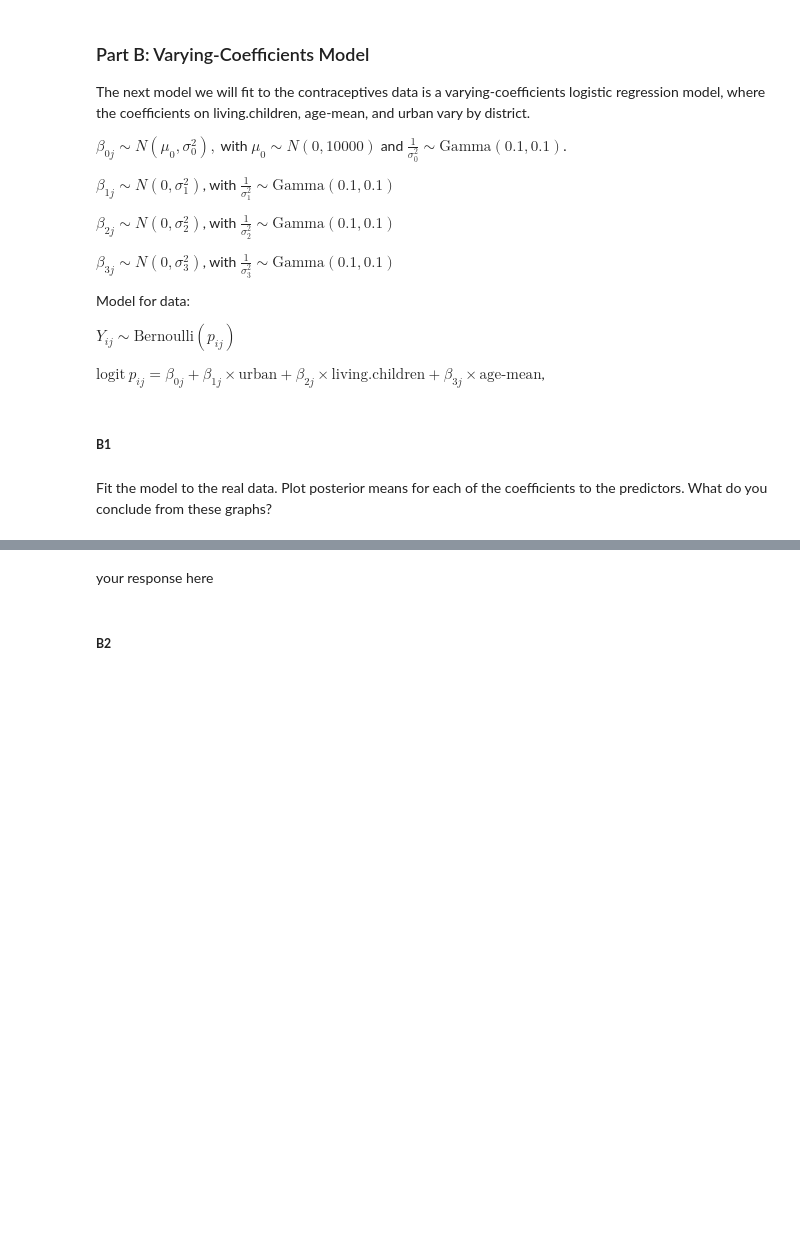
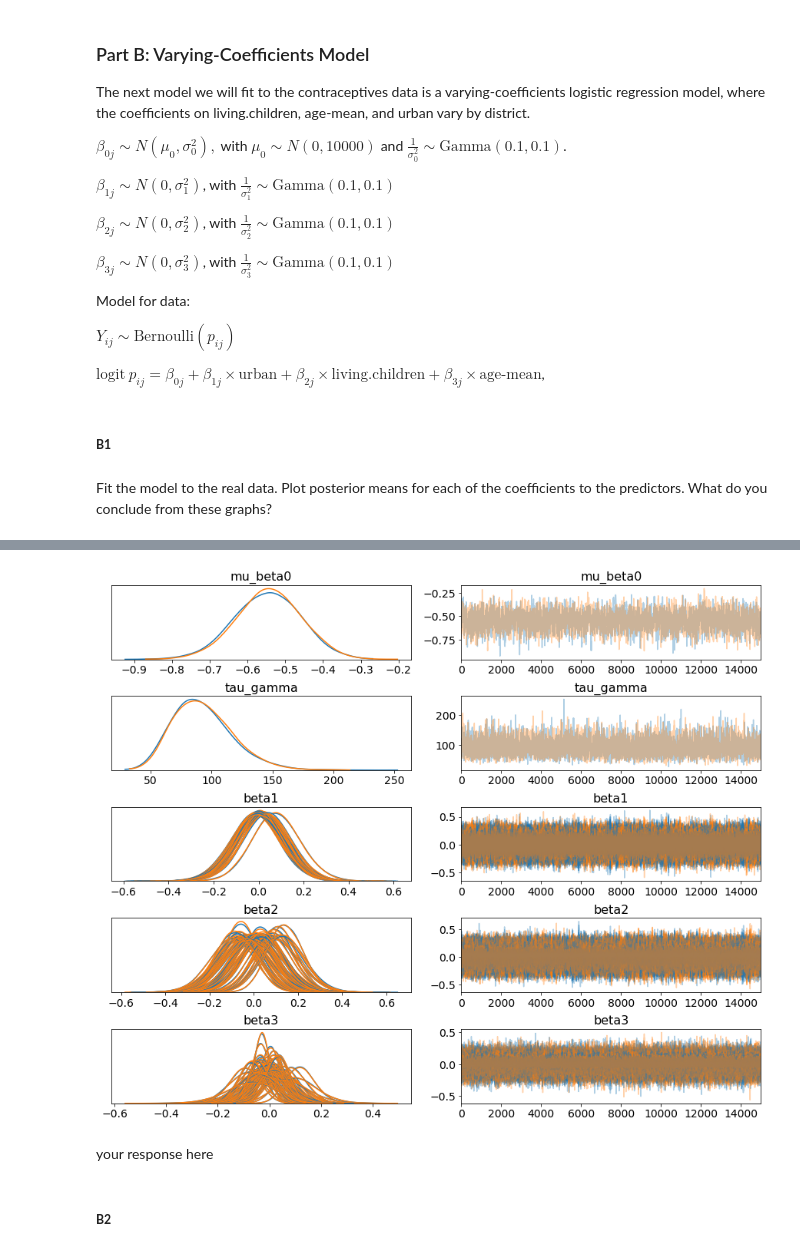
Before and after one commit to gurdeep101/2020-CS109B, a Jupyter notebook: content/homeworks/hw03/notebook/cs109b_hw3.ipynb, the cells around one changed output, grey strips where cells are left out. Saved outputs shown, nothing was run; the diff lists cells and outputs as text; code cells hidden in the pictures; blank space fills up the shorter version.

```diff
--- a/content/homeworks/hw03/notebook/cs109b_hw3.ipynb
+++ b/content/homeworks/hw03/notebook/cs109b_hw3.ipynb
@@ -366,0 +385,24 @@ Fit the model to the real data. Plot posterior means for each of the coefficient
+# %%
+with pm.Model() as population_model4:
+
+    np.random.seed(1234)
+    tau_beta = pm.Gamma("tau_gamma", alpha = 0.1, beta = 0.1)
+
+    mu_beta0 = pm.Normal("mu_beta0", mu = 0, sd = 10000)
+    beta0 = pm.Normal('beta0', mu = mu_beta0, tau = tau_beta, shape = len(bangla_train.district.unique()))
+
+    beta1 = pm.Normal('beta1', mu = 0, tau = tau_beta, shape = len(bangla_train.district.unique()))
+    beta2 = pm.Normal('beta2', mu = 0, tau = tau_beta, shape = len(bangla_train.district.unique()))
+    beta3 = pm.Normal('beta3', mu = 0, tau = tau_beta, shape = len(bangla_train.district.unique()))
+
+    beta0_intercept = beta0[bangla_train['district']]
+    beta1_intercept = beta1[bangla_train['district']]
+    beta2_intercept = beta2[bangla_train['district']]
+    beta3_intercept = beta3[bangla_train['district']]
+
+    logit_p_i4 = pm.Deterministic('p_i1', pm.math.invlogit(beta0_intercept + beta1_intercept*bangla_train['urban'] + beta2_intercept*bangla_train['living.children'] + beta3_intercept*bangla_train['age_mean']))
+    #logit_p_i4 = pm.Deterministic('p_i1', pm.math.invlogit(beta0_intercept + beta1*bangla_train['urban'] + beta2*bangla_train['living.children'] + beta3*bangla_train['age_mean']))
+
+    contra_calc4 = pm.Binomial('obs_num_women', n = 1, p = logit_p_i4, observed = bangla_train['contraceptive_use'])
+
+    trace = pm.sample(15000, tune = 5000, target_accept = 0.9)
@@ -367,3 +434,7 @@ Fit the model to the real data. Plot posterior means for each of the coefficient
+# %%
+pm.traceplot(trace, ['mu_beta0','tau_gamma','beta1','beta2','beta3']);
+# %% [output]
+[figure, added]
 # %% [markdown]
 your response here
 # %% [markdown]
```
Also changed, not shown: parts of 27 cells of this notebook.
